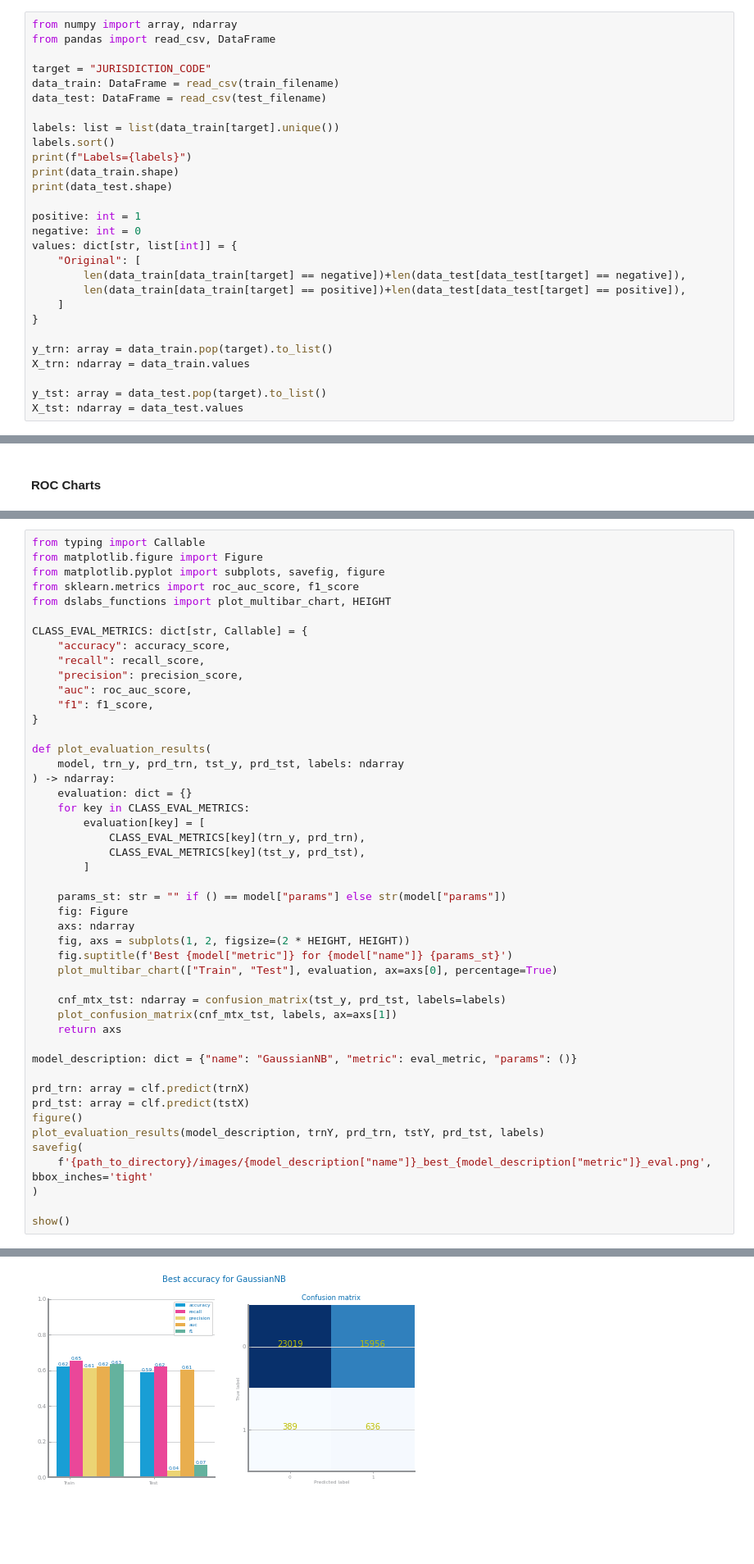
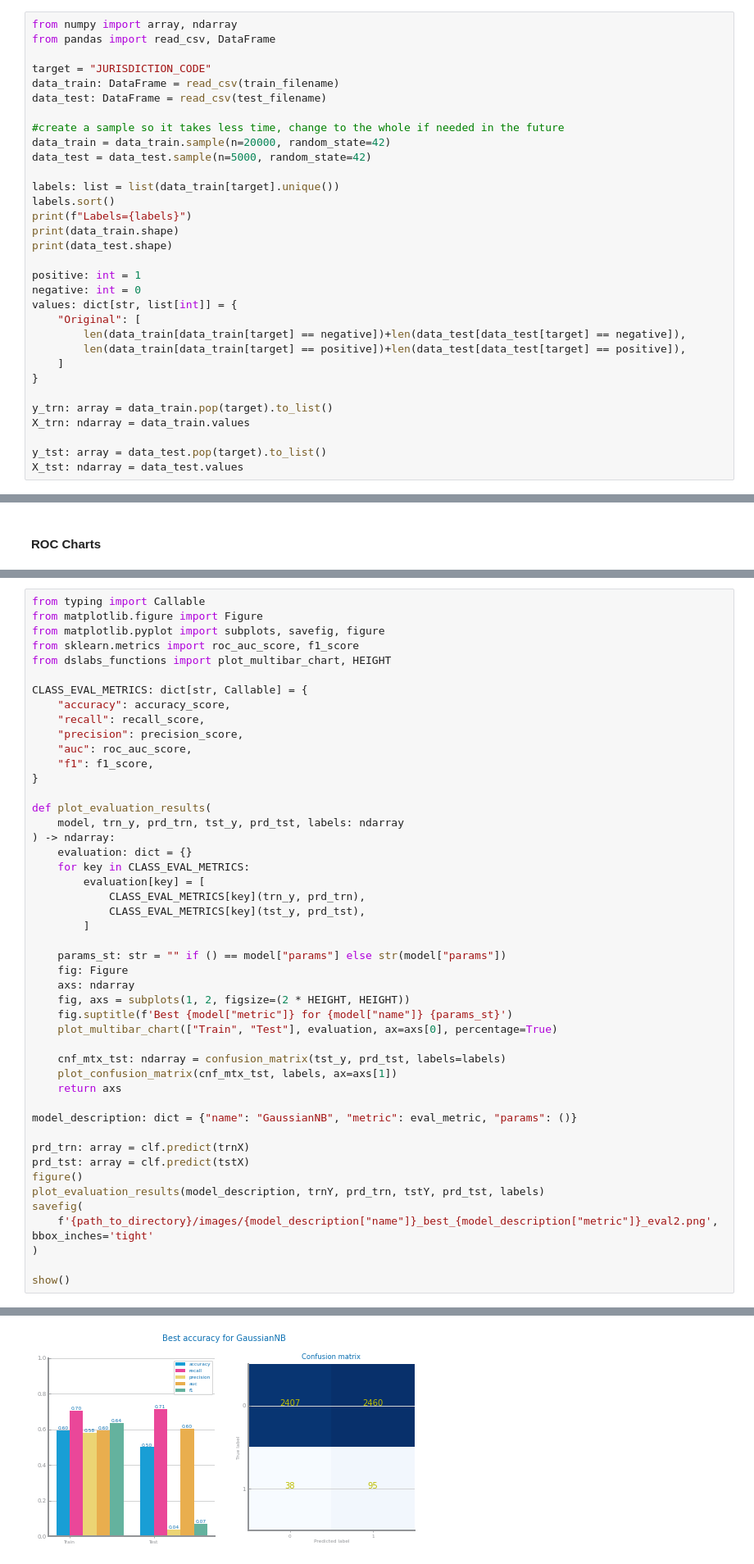
Before and after one commit to Moraisgit/data_science_project, a Jupyter notebook: src/set1_modeling.ipynb, the cells around one changed output, grey strips where cells are left out. Shown at 82% size. Saved outputs shown, nothing was run; the diff lists cells and outputs as text; blank space fills up the shorter version.

Commit message:
feat: Continuation of set1 modeling evaluation added

```diff
--- a/src/set1_modeling.ipynb
+++ b/src/set1_modeling.ipynb
@@ -17,6 +17,10 @@ from pandas import read_csv, DataFrame
 target = "JURISDICTION_CODE"
 data_train: DataFrame = read_csv(train_filename)
 data_test: DataFrame = read_csv(test_filename)
+
+#create a sample so it takes less time, change to the whole if needed in the future
+data_train = data_train.sample(n=20000, random_state=42)
+data_test = data_test.sample(n=5000, random_state=42)
 
 labels: list = list(data_train[target].unique())
 labels.sort()
@@ -256,35 +260,35 @@ def plot_evaluation_results(
     evaluation: dict = {}
     for key in CLASS_EVAL_METRICS:
         evaluation[key] = [
             CLASS_EVAL_METRICS[key](trn_y, prd_trn),
             CLASS_EVAL_METRICS[key](tst_y, prd_tst),
         ]
 
     params_st: str = "" if () == model["params"] else str(model["params"])
     fig: Figure
     axs: ndarray
     fig, axs = subplots(1, 2, figsize=(2 * HEIGHT, HEIGHT))
     fig.suptitle(f'Best {model["metric"]} for {model["name"]} {params_st}')
     plot_multibar_chart(["Train", "Test"], evaluation, ax=axs[0], percentage=True)
 
     cnf_mtx_tst: ndarray = confusion_matrix(tst_y, prd_tst, labels=labels)
     plot_confusion_matrix(cnf_mtx_tst, labels, ax=axs[1])
     return axs
 
 model_description: dict = {"name": "GaussianNB", "metric": eval_metric, "params": ()}
 
 prd_trn: array = clf.predict(trnX)
 prd_tst: array = clf.predict(tstX)
 figure()
 plot_evaluation_results(model_description, trnY, prd_trn, tstY, prd_tst, labels)
 savefig(
-    f'{path_to_directory}/images/{model_description["name"]}_best_{model_description["metric"]}_eval.png', bbox_inches='tight'
+    f'{path_to_directory}/images/{model_description["name"]}_best_{model_description["metric"]}_eval2.png', bbox_inches='tight'
 )
 
 show()
 # %% [output]
 <Figure size 432x288 with 0 Axes>
-[figure, old version]
+[figure, new version]
 # %% [markdown]
 ## **Naive Bayes**
 ### Study Naive Bayes Alternatives
```
Also changed, not shown: parts of 41 cells of this notebook.
